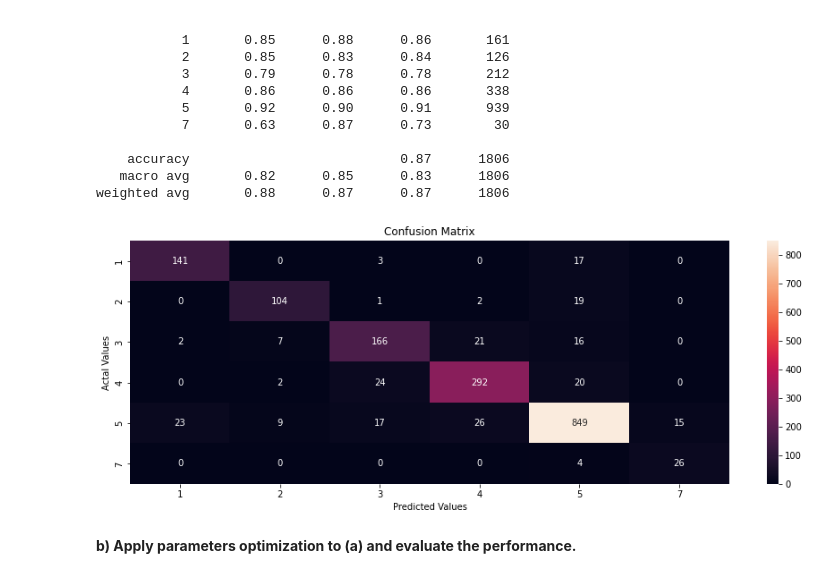
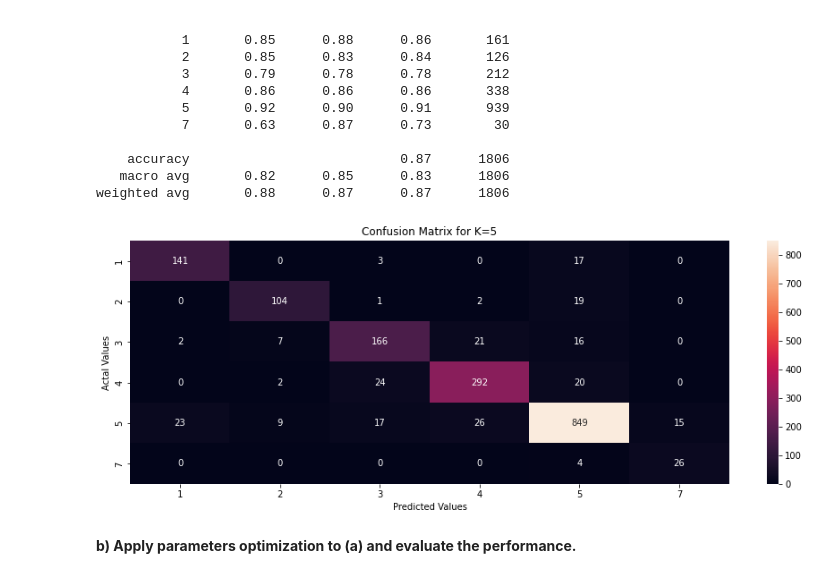
Before and after one commit to emily1618/Data-Portfolio, a Jupyter notebook: HW1.ipynb, the cells around one changed output. Drawn from its saved outputs; the diff is of its cells as text; code cells hidden in the pictures.

```diff
--- a/HW1.ipynb
+++ b/HW1.ipynb
@@ -187,16 +187,16 @@ weighted avg       0.88      0.87      0.87      1806
 # %%
 cm_df = pd.DataFrame(cm,
                      index = ['1','2','3','4','5','7'],
                      columns = ['1','2','3','4','5','7'])
 
 plt.figure(figsize=(15,5))
 sns.heatmap(cm_df, annot=True, fmt='g')
-plt.title('Confusion Matrix')
+plt.title('Confusion Matrix for K=5')
 plt.ylabel('Actal Values')
 plt.xlabel('Predicted Values')
 plt.show()
 # %% [output]
-[figure, old version]
+[figure, new version]
 # %% [markdown]
 **b) Apply parameters optimization to (a) and evaluate the
 performance.**
```
Also changed, not shown: parts of 7 cells of this notebook.
